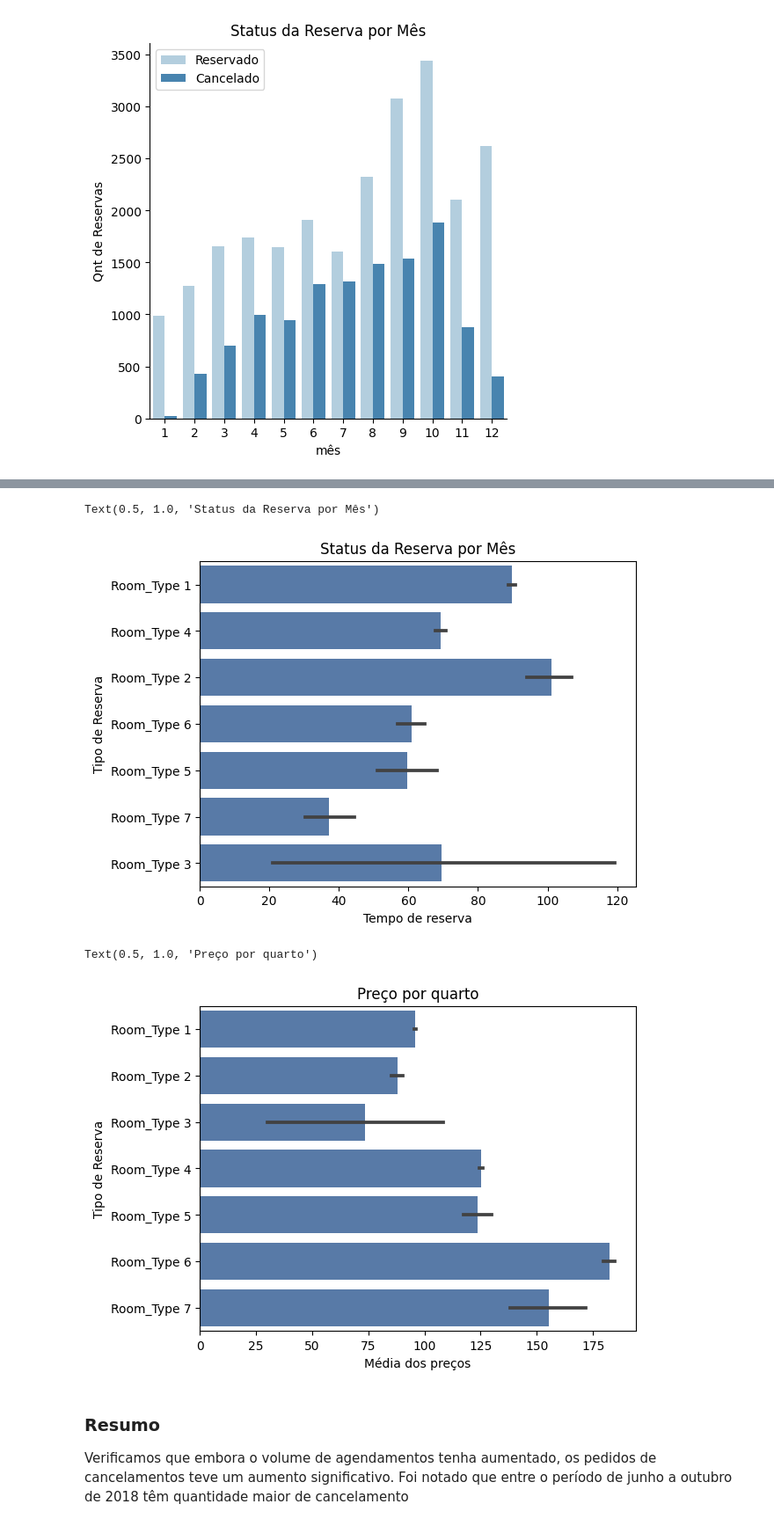
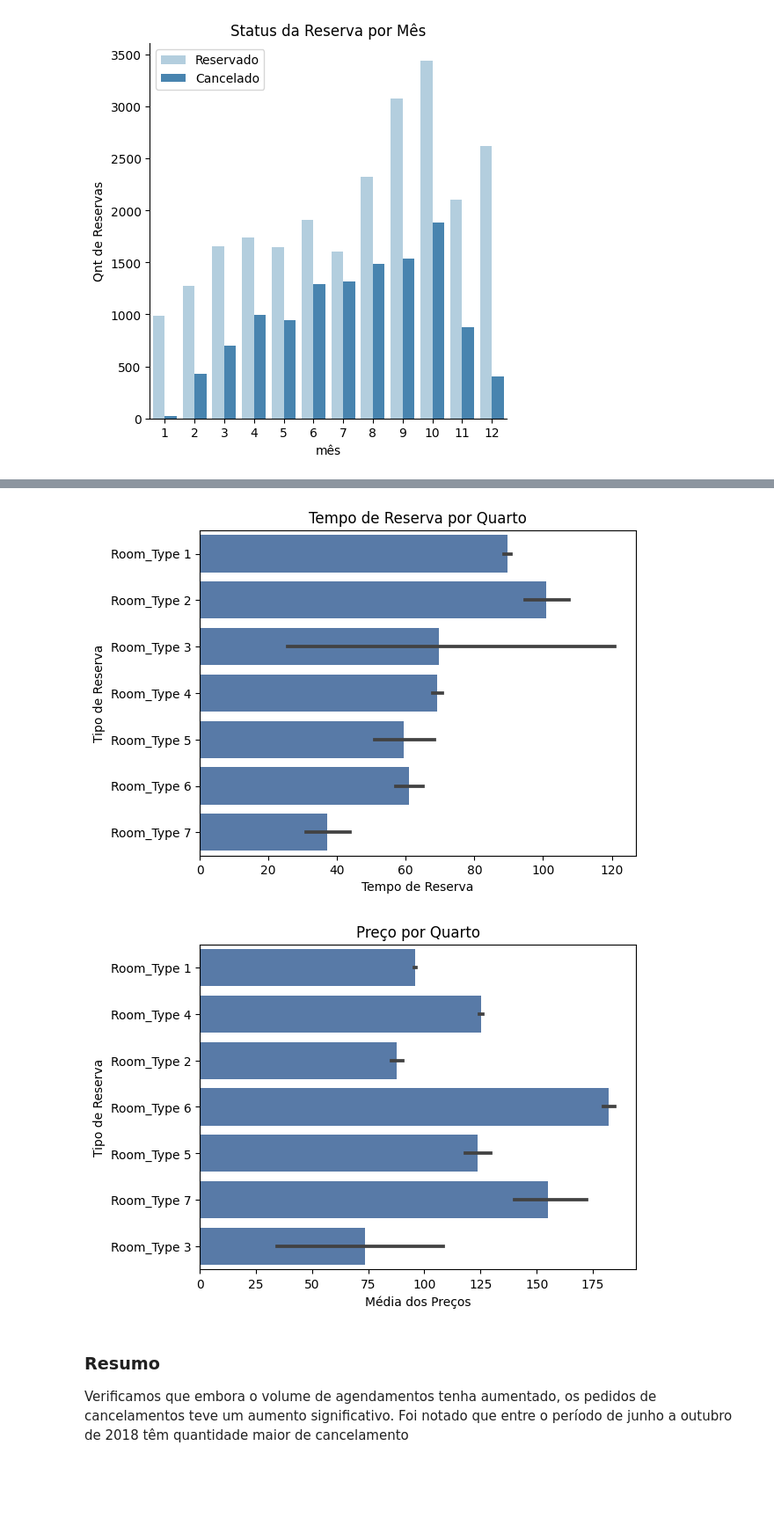
Before and after one commit to clferreira1985/PUC_RJ-Pos_Ciencia_de_Dados_e_Analytics, a Jupyter notebook: Machine_Learning/MVP_Hotel_Reservations_Dataset.ipynb, the cells around one changed output, grey strips where cells are left out. Shown at 88% size. Drawn from its saved outputs; the diff is of its cells as text; code cells hidden in the pictures; blank space fills up the shorter version.

```diff
--- a/Machine_Learning/MVP_Hotel_Reservations_Dataset.ipynb
+++ b/Machine_Learning/MVP_Hotel_Reservations_Dataset.ipynb
@@ -174,21 +181,38 @@ pd.crosstab(df["ano"], df['status_da_reserva']).plot(kind='bar',
 # %%
+# Ordenar o DataFrame com base na coluna 'tipo_de_reserva'
 df_sorted = df.sort_values('tipo_de_reserva')
+
+# Obter a ordem única dos valores de 'tipo_de_reserva'
 order = df_sorted['tipo_de_reserva'].unique()
-sns.barplot(x= "tempo_de_reserva",color = "#4b78b4", y = "tipo_de_reserva",data = df)
+
+# Criar o gráfico de barras utilizando o DataFrame ordenado df_sorted
+sns.barplot(x="tempo_de_reserva", y="tipo_de_reserva", color="#4b78b4", data=df_sorted)
+
+# Adicionar rótulos e título ao gráfico
 plt.ylabel('Tipo de Reserva')
-plt.xlabel('Tempo de reserva')
-plt.title('Tempo de Reserva por quarto')
+plt.xlabel('Tempo de Reserva')
+plt.title('Tempo de Reserva por Quarto')
+
+# Exibir o gráfico
+plt.show()
 # %% [output]
-Text(0.5, 1.0, 'Status da Reserva por Mês')
-[figure, old version]
+[figure, new version]
 # %%
-sns.barplot(x= "media_dos_precos",color = "#4b78b4", y = "tipo_de_reserva",data = df, order=order)
+# Definir a ordem dos rótulos com base em 'order'
+order = df['tipo_de_reserva'].unique()
+
+# Criar o gráfico de barras
+sns.barplot(x="media_dos_precos", y="tipo_de_reserva", color="#4b78b4", data=df, order=order)
+
+# Adicionar rótulos e título ao gráfico
 plt.ylabel('Tipo de Reserva')
-plt.xlabel('Média dos preços')
-plt.title('Preço por quarto')
+plt.xlabel('Média dos Preços')
+plt.title('Preço por Quarto')
+
+# Exibir o gráfico
+plt.show()
 # %% [output]
-Text(0.5, 1.0, 'Preço por quarto')
-[figure, old version]
+[figure, new version]
 # %% [markdown]
 ### **Resumo**
 
```
Also changed, not shown: parts of 10 cells of this notebook.
